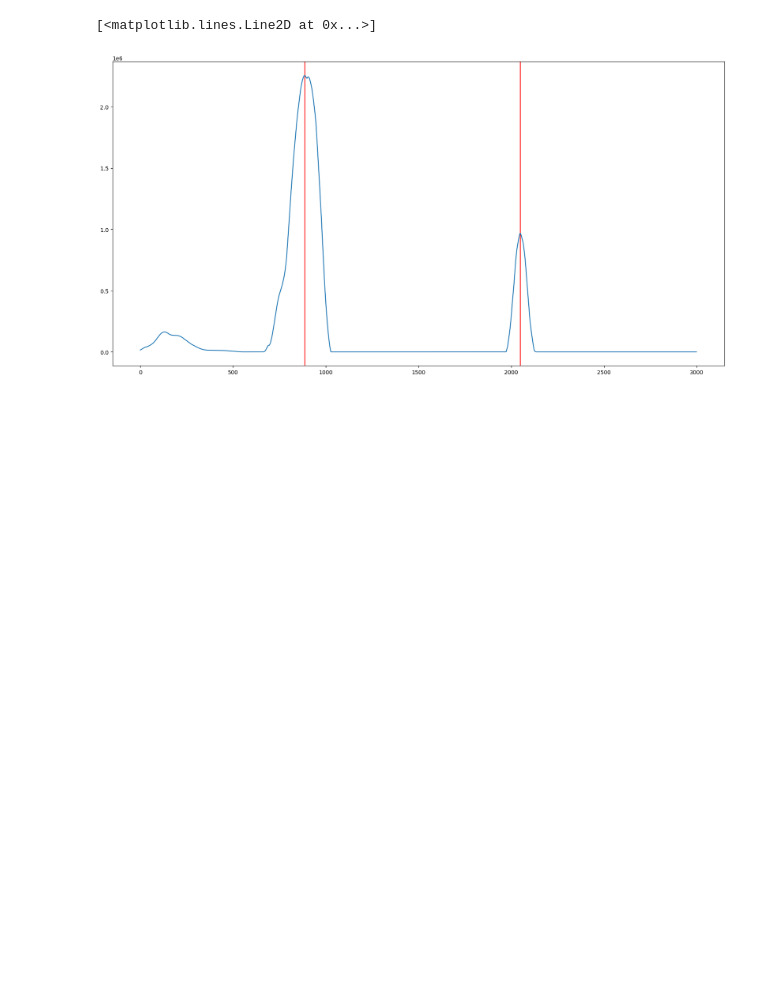
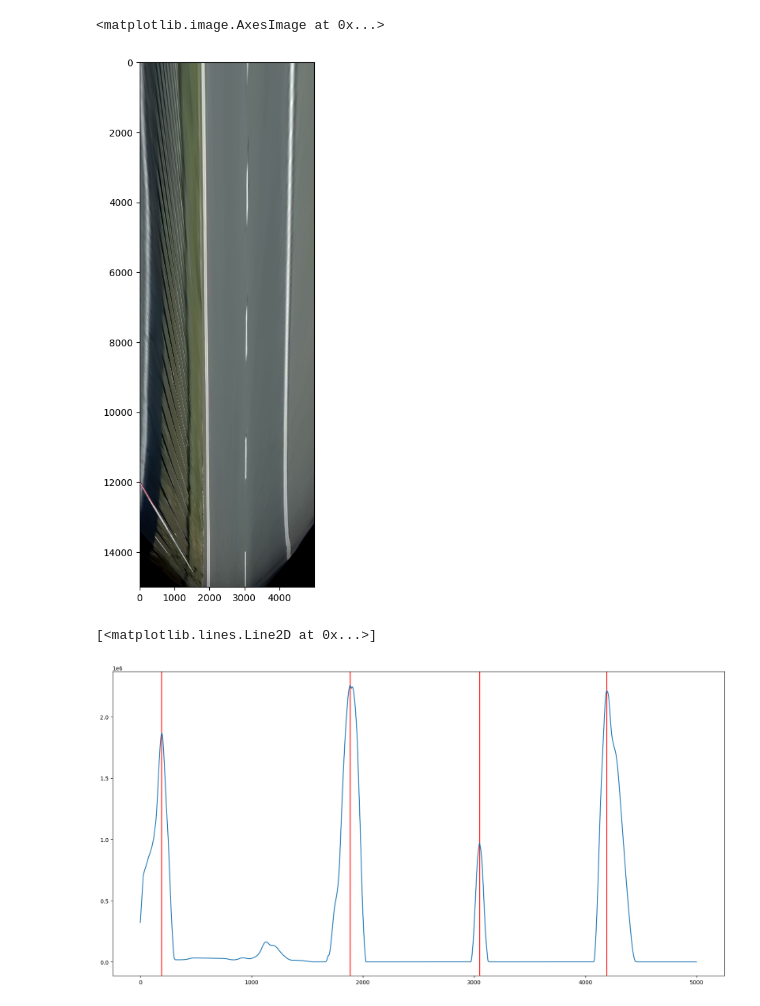
Before and after one commit to kapipapi/extract-lines, a Jupyter notebook: linear_regression_on_2d.ipynb, the cells around one changed output. Saved outputs shown, nothing was run; the diff lists cells and outputs as text; code cells hidden in the pictures; blank space fills up the shorter version.

```diff
--- a/linear_regression_on_2d.ipynb
+++ b/linear_regression_on_2d.ipynb
@@ -1,15 +1,34 @@
+# %%
+import cv2
+import numpy as np
+import matplotlib.pyplot as plt
+from scipy.signal import find_peaks
+
+from lib.perspective import PerspectiveTransformation
+
+plt.rc(
+    'figure',
+    figsize=(20, 10)
+)
+
+cap = cv2.VideoCapture("dashcam1.webm")
+
+cap.set(cv2.CAP_PROP_POS_FRAMES, 20)
+
+ret, frame1 = cap.read()
+cap.release()
+
+img = frame1[:,:,::-1]
+
+pt = PerspectiveTransformation()
+
+img = pt.get_bird_eye_view(img)
+
+plt.imshow(img)
+# %% [output]
+<matplotlib.image.AxesImage at 0x...>
+[figure, added]
 # %%
-import cv2
-import numpy as np
-import matplotlib.pyplot as plt
-from scipy.signal import find_peaks
-
-plt.rc(
-    'figure',
-    figsize=(20, 10)
-)
-
-img = cv2.imread('frame_wrapped.jpg', cv2.IMREAD_COLOR)
 gray = cv2.cvtColor(img, cv2.COLOR_BGR2GRAY)
 ret, th1 = cv2.threshold(gray, 127, 255, cv2.THRESH_BINARY)
 
@@ -24,7 +43,7 @@ for peak in peaks:
 plt.plot(moving_average)
 # %% [output]
 [<matplotlib.lines.Line2D at 0x...>]
-[figure, old version]
+[figure, new version]
 # %%
 peak = peaks[1]
 x_start = peak - 200
```
Also changed, not shown: parts of 2 cells of this notebook, 6 other files.
